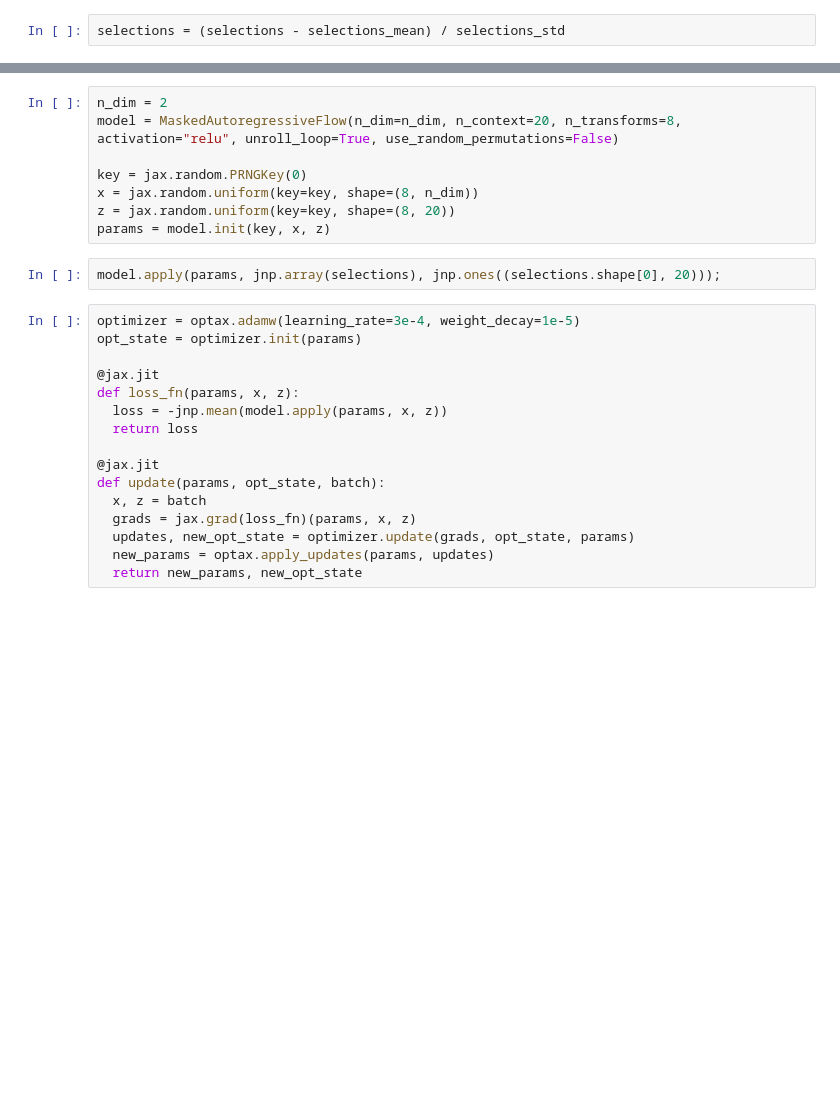
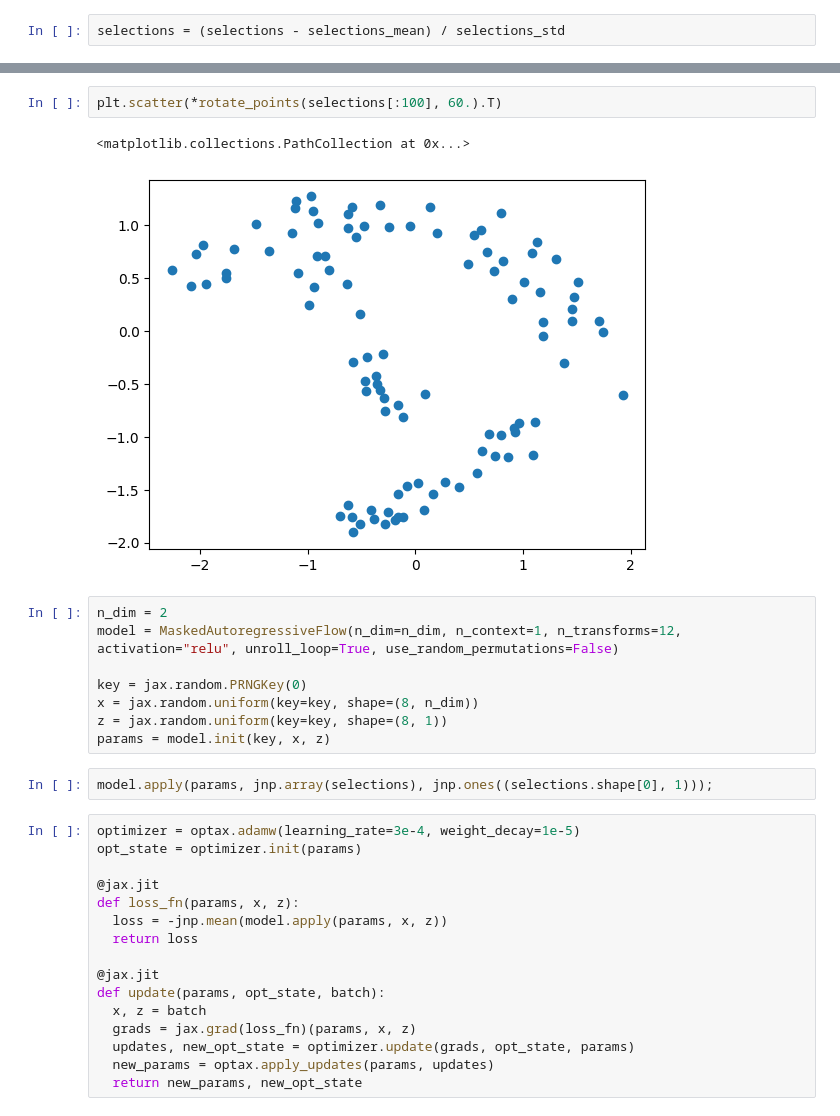
Before and after one commit to smsharma/jax-conditional-flows, a Jupyter notebook: notebooks/sandbox.ipynb, the cells around one changed output, grey strips where cells are left out. Cells and saved outputs as stored; diff of their text form; blank space fills up the shorter version.

```diff
--- a/notebooks/sandbox.ipynb
+++ b/notebooks/sandbox.ipynb
@@ -112,13 +120,18 @@ plt.scatter(*selections.T)
+# %%
+plt.scatter(*rotate_points(selections[:100], 60.).T)
+# %% [output]
+<matplotlib.collections.PathCollection at 0x...>
+[figure, added]
 # %%
 n_dim = 2
-model = MaskedAutoregressiveFlow(n_dim=n_dim, n_context=20, n_transforms=8, activation="relu", unroll_loop=True, use_random_permutations=False)
+model = MaskedAutoregressiveFlow(n_dim=n_dim, n_context=1, n_transforms=12, activation="relu", unroll_loop=True, use_random_permutations=False)
 
 key = jax.random.PRNGKey(0)
 x = jax.random.uniform(key=key, shape=(8, n_dim))
-z = jax.random.uniform(key=key, shape=(8, 20))
+z = jax.random.uniform(key=key, shape=(8, 1))
 params = model.init(key, x, z)
 # %%
-model.apply(params, jnp.array(selections), jnp.ones((selections.shape[0], 20)));
+model.apply(params, jnp.array(selections), jnp.ones((selections.shape[0], 1)));
 # %%
 optimizer = optax.adamw(learning_rate=3e-4, weight_decay=1e-5)
 opt_state = optimizer.init(params)
```
Also changed, not shown: parts of 7 cells of this notebook.
